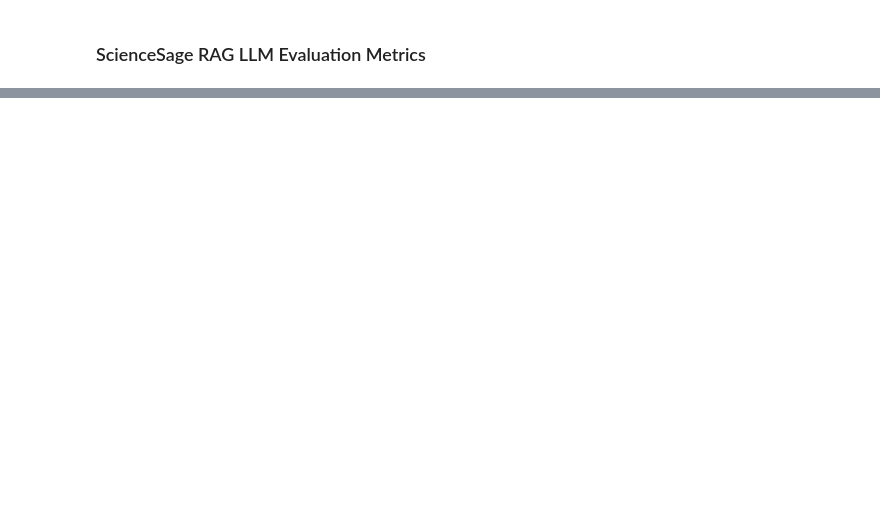
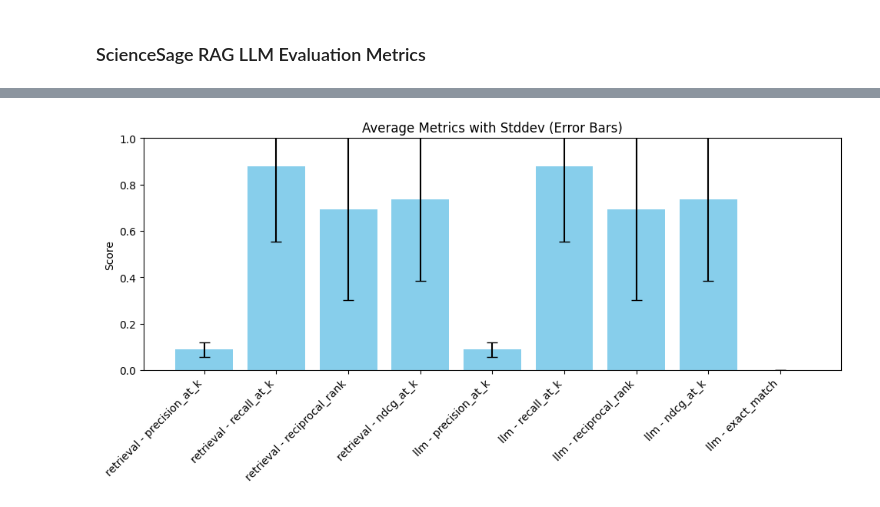
Before and after one commit to lkirch/ScienceSage, a Jupyter notebook: notebooks/sciencesage_rag_llm_evaluation.ipynb, the cells around one changed output, grey strips where cells are left out. Saved outputs shown, nothing was run; the diff lists cells and outputs as text; code cells hidden in the pictures; blank space fills up the shorter version.

Commit message:
notebook to visualize rag llm metrics

```diff
--- a/notebooks/sciencesage_rag_llm_evaluation.ipynb
+++ b/notebooks/sciencesage_rag_llm_evaluation.ipynb
@@ -169,11 +36,0 @@ Saved metrics summary to data/eval/metrics_summary.csv
-# %%
-for i, (g, r) in enumerate(zip(ground_truth, results)):
-    print(f"Query {i}:")
-    print("  ground_truth_chunks:", g.get("ground_truth_chunks"), type(g.get("ground_truth_chunks")))
-    print("  retrieved_chunks:", r.get("retrieved_chunks"), type(r.get("retrieved_chunks")))
-    if g.get("ground_truth_chunks") and r.get("retrieved_chunks"):
-        print("  ground_truth_chunks[0] type:", type(g.get("ground_truth_chunks")[0]))
-        print("  retrieved_chunks[0] type:", type(r.get("retrieved_chunks")[0]))
-    print("-" * 40)
-    if i > 4:
-        break
@@ -197,0 +37,3 @@ Query 1:
+# %%
+summary = pd.read_csv(f"../{METRICS_SUMMARY_FILE}")
+summary
@@ -197,0 +58,24 @@ Query 1:
+# %%
+summary['type'] = summary['metric'].str.extract(r'^(retrieval|llm)')
+summary['base_metric'] = summary['metric'].str.replace(r'^(retrieval_|llm_)', '', regex=True)
+summary['stat'] = summary['base_metric'].str.extract(r'_(mean|stdev|min|max)$')
+summary['metric_name'] = summary['base_metric'].str.replace(r'_(mean|stdev|min|max)$', '', regex=True)
+# %%
+std_metrics = summary[summary['stat'] == 'stdev'].copy()
+std_metrics['label'] = std_metrics['type'] + ' - ' + std_metrics['metric_name']
+mean_metrics = mean_metrics.set_index('label')
+std_metrics = std_metrics.set_index('label')
+labels = mean_metrics.index
+means = mean_metrics['value']
+stds = std_metrics.reindex(labels)['value']
+
+plt.figure(figsize=(10, 5))
+plt.bar(labels, means, yerr=stds, capsize=5, color='skyblue')
+plt.ylabel("Score")
+plt.ylim(0, 1)
+plt.title("Average Metrics with Stddev (Error Bars)")
+plt.xticks(rotation=45, ha='right')
+plt.tight_layout()
+plt.show()
+# %% [output]
+[figure, added]
```
Also changed, not shown: parts of 27 cells of this notebook.
